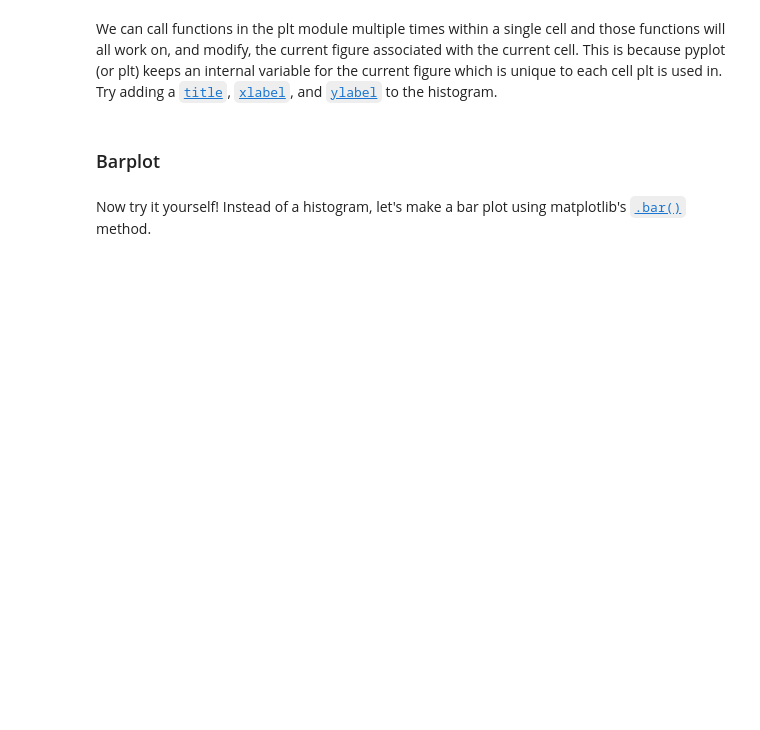
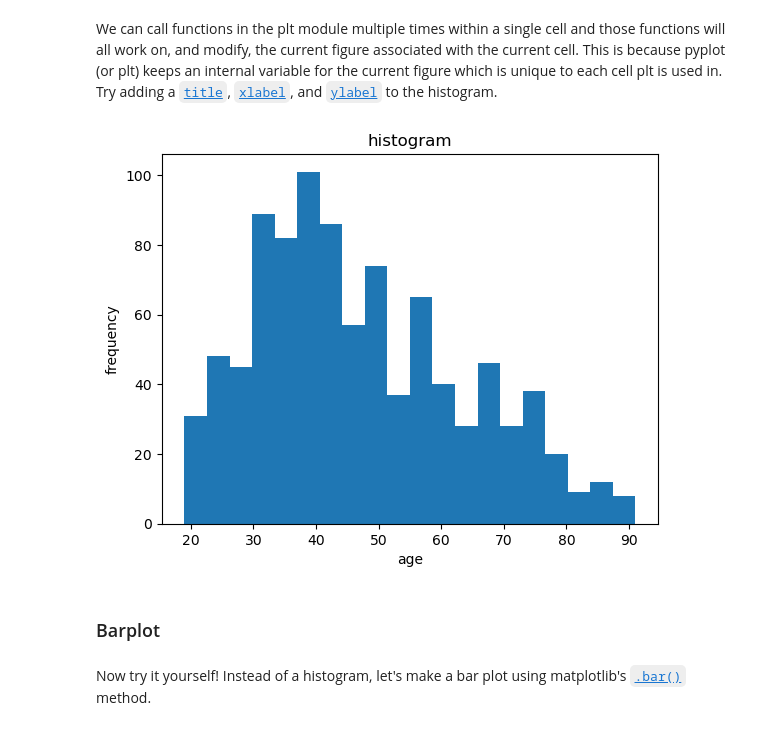
Before and after one commit to GaoCXGithub/CSS2024, a Jupyter notebook: 1 Installation and Reproducible Data Science/1-4 Statistics Refresher [Students].ipynb, the cells around one changed output. Drawn from its saved outputs; the diff is of its cells as text; code cells hidden in the pictures; blank space fills up the shorter version.

```diff
--- a/1 Installation and Reproducible Data Science/1-4 Statistics Refresher [Students].ipynb
+++ b/1 Installation and Reproducible Data Science/1-4 Statistics Refresher [Students].ipynb
@@ -195,11 +271,13 @@ We can call functions in the plt module multiple times within a single cell and
 # %%
 # adding labels and titles
 plt.clf() # clear the figure because sometimes it can get messy if you don't
-plt.title('...')
-plt.xlabel('...')
-plt.ylabel('...')
-plt.hist(df_anes96['age'], bins=...) # specify number of bins at 20
+plt.title('histogram')
+plt.xlabel('age')
+plt.ylabel('frequency')
+plt.hist(df_anes96['age'], bins=20) # specify number of bins at 20
 plt.show();
+# %% [output]
+[figure, added]
 # %% [markdown]
 ### Barplot
 # %% [markdown]
```
Also changed, not shown: parts of 20 cells of this notebook, 3 other files.
